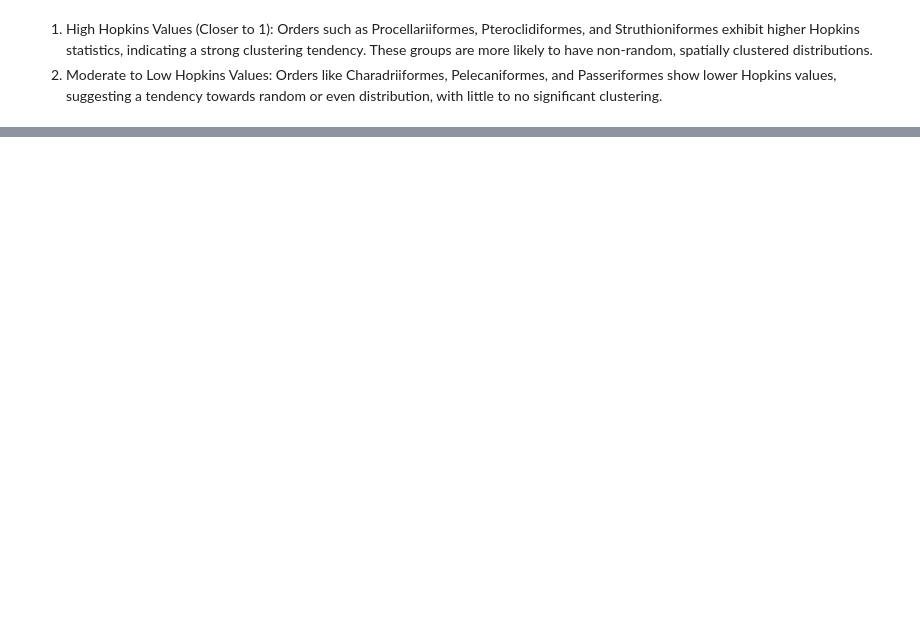
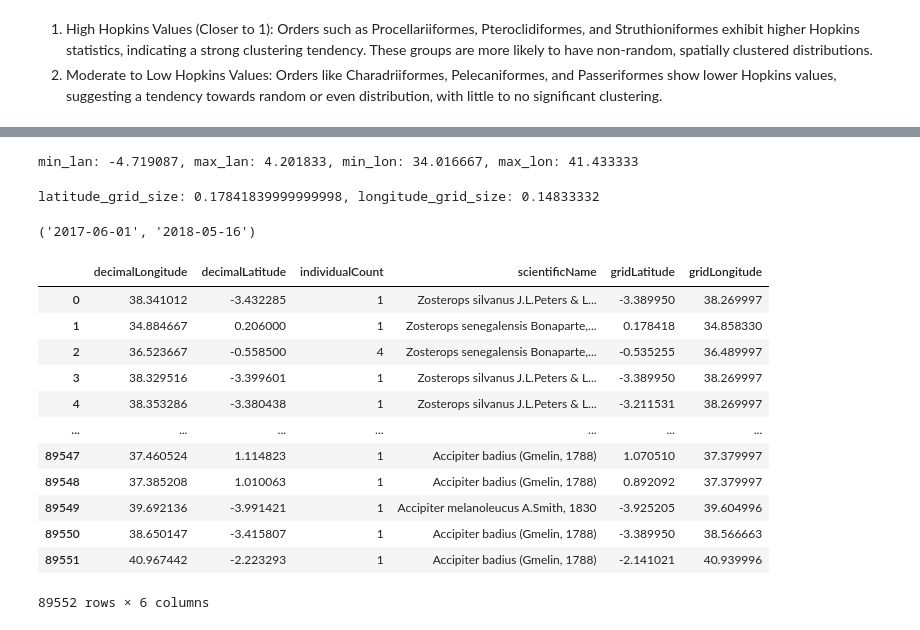
Before and after one commit to zahra-zibzee/Environmental-Data-Analysis, a Jupyter notebook: Project2/question1.ipynb, the cells around one changed output, grey strips where cells are left out. Cells and saved outputs as stored; diff of their text form; code cells hidden in the pictures; blank space fills up the shorter version.

```diff
--- a/Project2/question1.ipynb
+++ b/Project2/question1.ipynb
@@ -647,0 +654,6 @@ plt.show()
+# %%
+df = df_kenya_birds1[['decimalLongitude', 'decimalLatitude', 'individualCount', 'species', 'scientificName']].copy()
+print("number of missing values in each column")
+print(df.isna().sum())
+print("\n\n\nrecords with missing species but with scientific name")
+df[df['species'].isna() & df['scientificName'].notna()]
@@ -647,0 +706,5 @@ plt.show()
+# %%
+df.drop(columns=['species'], inplace=True)
+df = df.dropna().reset_index(drop=True)
+df['individualCount'] = df['individualCount'].astype('int')
+df
@@ -647,0 +730,4 @@ plt.show()
+# %%
+print(f"min_lan: {min_lan}, max_lan: {max_lan}, min_lon: {min_lon}, max_lon: {max_lon}")
+# %% [output]
+min_lan: -4.719087, max_lan: 4.201833, min_lon: 34.016667, max_lon: 41.433333
@@ -647,0 +737,26 @@ plt.show()
+# %%
+print(f"latitude_grid_size: {latitude_grid_size}, longitude_grid_size: {longitude_grid_size}")
+# %% [output]
+latitude_grid_size: 0.17841839999999998, longitude_grid_size: 0.14833332
+# %%
+df_kenya_birds1['eventDate'].min(), df_kenya_birds1['eventDate'].max()
+# %% [output]
+('2017-06-01', '2018-05-16')
+# %%
+df['gridLatitude'] = (df['decimalLatitude']/latitude_grid_size).astype(int) * latitude_grid_size
+df['gridLongitude'] = (df['decimalLongitude']/longitude_grid_size).astype(int) * longitude_grid_size
+df
+# %% [output]
+|  | decimalLongitude | decimalLatitude | individualCount | scientificName | gridLatitude | gridLongitude |
+| 0 | 38.341012 | -3.432285 | 1 | Zosterops silvanus J.L.Peters & L... | -3.389950 | 38.269997 |
+| 1 | 34.884667 | 0.206000 | 1 | Zosterops senegalensis Bonaparte,... | 0.178418 | 34.858330 |
+| 2 | 36.523667 | -0.558500 | 4 | Zosterops senegalensis Bonaparte,... | -0.535255 | 36.489997 |
+| 3 | 38.329516 | -3.399601 | 1 | Zosterops silvanus J.L.Peters & L... | -3.389950 | 38.269997 |
+| 4 | 38.353286 | -3.380438 | 1 | Zosterops silvanus J.L.Peters & L... | -3.211531 | 38.269997 |
+| ... | ... | ... | ... | ... | ... | ... |
+| 89547 | 37.460524 | 1.114823 | 1 | Accipiter badius (Gmelin, 1788) | 1.070510 | 37.379997 |
+| 89548 | 37.385208 | 1.010063 | 1 | Accipiter badius (Gmelin, 1788) | 0.892092 | 37.379997 |
+| 89549 | 39.692136 | -3.991421 | 1 | Accipiter melanoleucus A.Smith, 1830 | -3.925205 | 39.604996 |
+| 89550 | 38.650147 | -3.415807 | 1 | Accipiter badius (Gmelin, 1788) | -3.389950 | 38.566663 |
+| 89551 | 40.967442 | -2.223293 | 1 | Accipiter badius (Gmelin, 1788) | -2.141021 | 40.939996 |
+89552 rows × 6 columns
```
Also changed, not shown: parts of 25 cells of this notebook.
